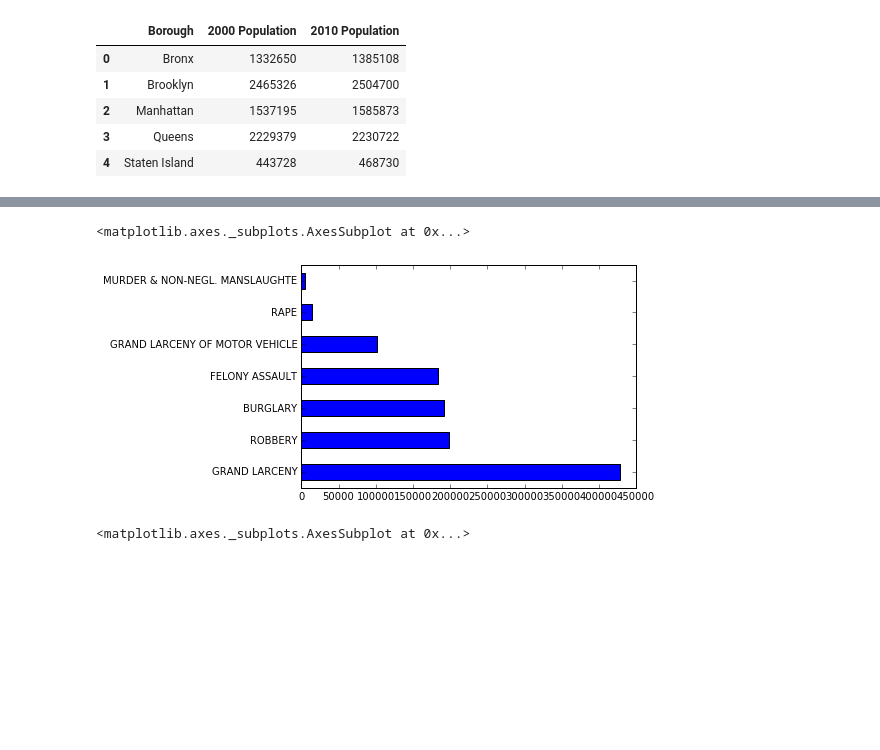
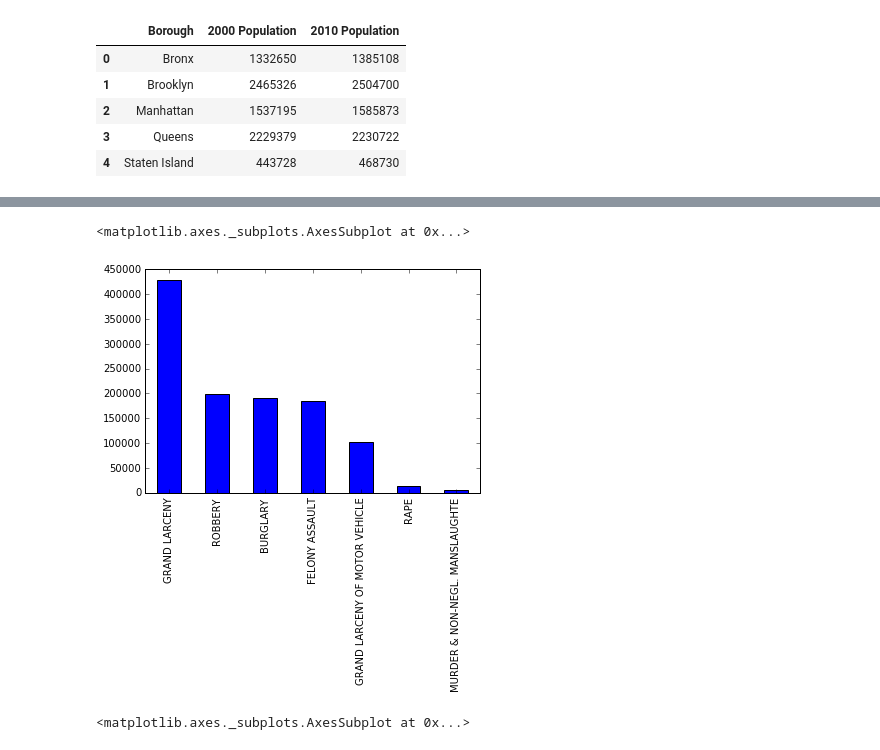
Before and after one commit to mmillervedam/INFOW18_FinalProject, a Jupyter notebook: NYC_Stats_Final_Project.ipynb, the cells around one changed output, grey strips where cells are left out. Drawn from its saved outputs; the diff is of its cells as text; code cells hidden in the pictures; blank space fills up the shorter version.

```diff
--- a/NYC_Stats_Final_Project.ipynb
+++ b/NYC_Stats_Final_Project.ipynb
@@ -53,27 +57,27 @@ felony_df.describe()
 # %%
-felony_df.Offense.value_counts().plot(kind = "barh")
+felony_df.Offense.value_counts().plot(kind = "bar")
 
 # Grand larceny = theft of personal property having a value above a legally specified amount.
 # robbery = the taking of another person's property by force, fear, or
             # intimidation, with the intent to permanently deprive that person of the property.
 # Burglary = typically defined as the unlawful entry into almost any structure
             # (not just a home or business) with the intent to commit any crime inside
             # (not just theft/larceny). No physical breaking and entering is required;
             # the offender may simply trespass through an open door. Unlike robbery,
             # which involves use of force or fear to obtain another person's property,
             # there is usually no victim present during a burglary.
 # Assault = carried out by a threat of bodily harm coupled with an apparent,
             # present ability to cause the harm.
 # Grand Larceny of Motor Vehicle = the unlawful taking of property—in this case, a vehicle—
             # that belongs to someone else, done with the intent to permanently deprive the
             # owner of the property.
 # Rape = non-consensual sexual intercourse that is committed by physical force,
             # threat of injury, or other duress
 # Murder & Non-negligent Manslaughter = The unjustifiable, inexcusable, and intentional
             # killing of a human being with (murder) or without (non-negligent) deliberation, premeditation, and malice.
 # %% [output]
 <matplotlib.axes._subplots.AxesSubplot at 0x...>
-[figure, old version]
+[figure, new version]
 # %%
 group_dates = felony_df.groupby(["Occurrence Year", "Occurrence Month", "Offense"])
 group_dates.Offense.value_counts().hist()
```
Also changed, not shown: parts of 5 cells of this notebook.
